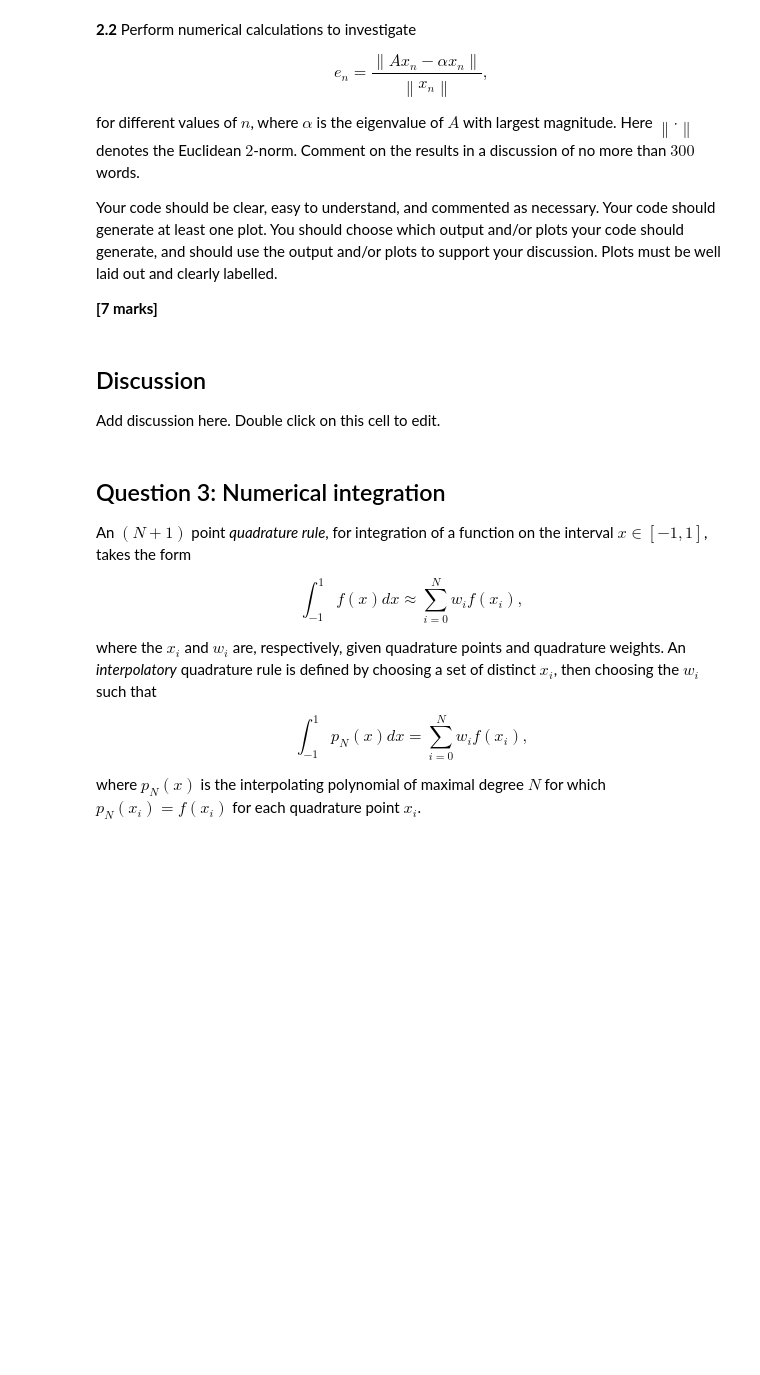
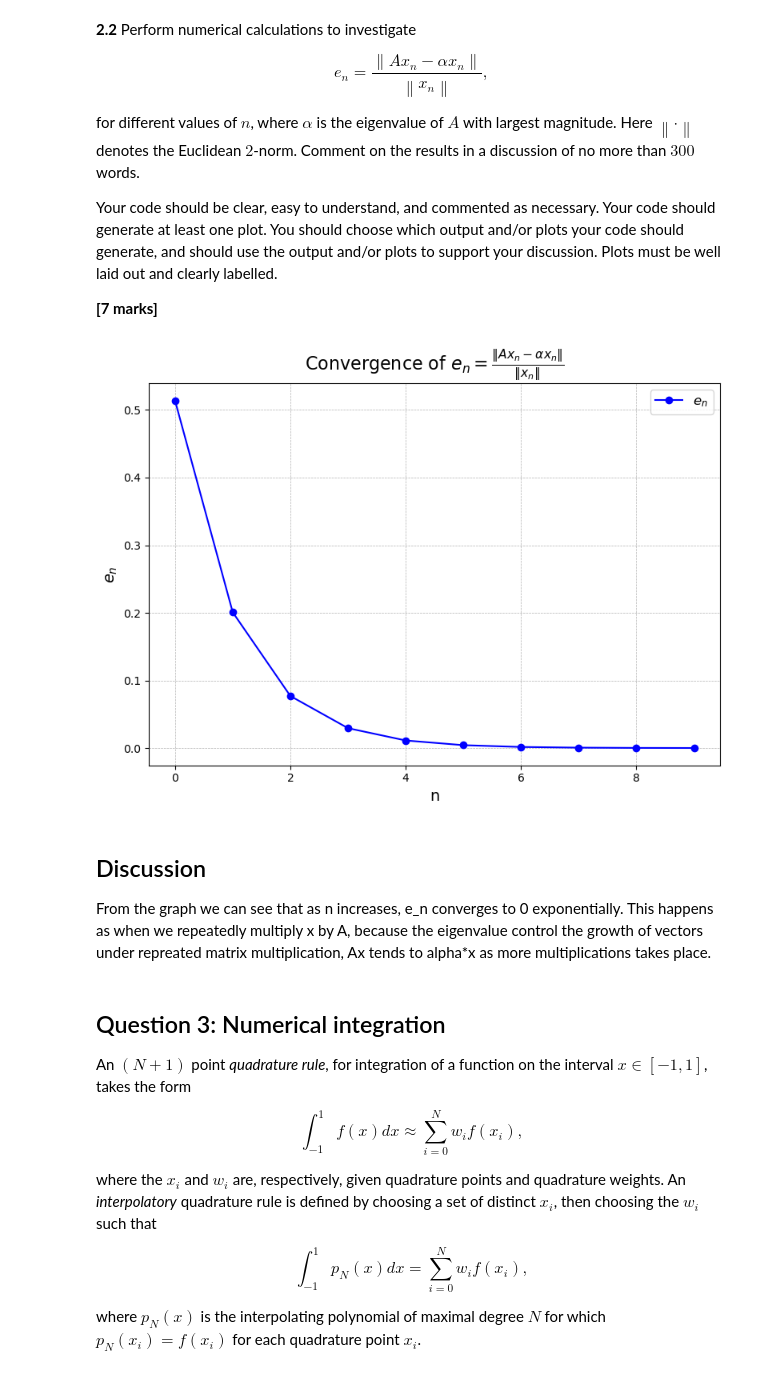
Before and after one commit to zInfinity-Zero/A1, a Jupyter notebook: A1.ipynb, the cells around one changed output. Cells and saved outputs as stored; diff of their text form; code cells hidden in the pictures; blank space fills up the shorter version.

```diff
--- a/A1.ipynb
+++ b/A1.ipynb
@@ -164,10 +218,40 @@ Your code should be clear, easy to understand, and commented as necessary. Your
 **[7 marks]**
 # %%
 # Add code here
+x=np.array([1,1])
+A = np.array([[0,1],[1,1]])
+eigenvalues = np.linalg.eigvals(A)
+alpha = max(eigenvalues, key=abs)
+
+def compute_e_n(x, A, alpha):
+    Ax = A @ x
+    residual = np.linalg.norm(Ax - alpha * x)  # Numerator
+    norm_x = np.linalg.norm(x)                # Denominator
+    return residual / norm_x
+
+n_values = []
+e_n_values = []
+for n in range(10):  # compute for n = 0 to 9
+    e_n = compute_e_n(x, A, alpha)
+    n_values.append(n)
+    e_n_values.append(e_n)
+    x = A @ x  # Update x for next iteration
+
+plt.figure(figsize=(8, 6))
+plt.plot(n_values, e_n_values, marker='o', label=r'$e_n$', color='blue')
+plt.xlabel('n', fontsize=14)
+plt.ylabel(r'$e_n$', fontsize=14)
+plt.title(r'Convergence of $e_n = \frac{\| A x_n - \alpha x_n \|}{\| x_n \|}$', fontsize=16)
+plt.grid(True, which="both", linestyle='--', linewidth=0.5)
+plt.legend(fontsize=12)
+plt.tight_layout()
+plt.show()
+# %% [output]
+[figure, added]
 # %% [markdown]
 ## Discussion
 
-Add discussion here. Double click on this cell to edit.
+From the graph we can see that as n increases, e_n converges to 0 exponentially. This happens as when we repeatedly multiply x by A, because the eigenvalue control the growth of vectors under repreated matrix multiplication, Ax tends to alpha*x as more multiplications takes place.
 # %% [markdown]
 ## Question 3: Numerical integration
 
```
Also changed, not shown: parts of 8 cells of this notebook.
